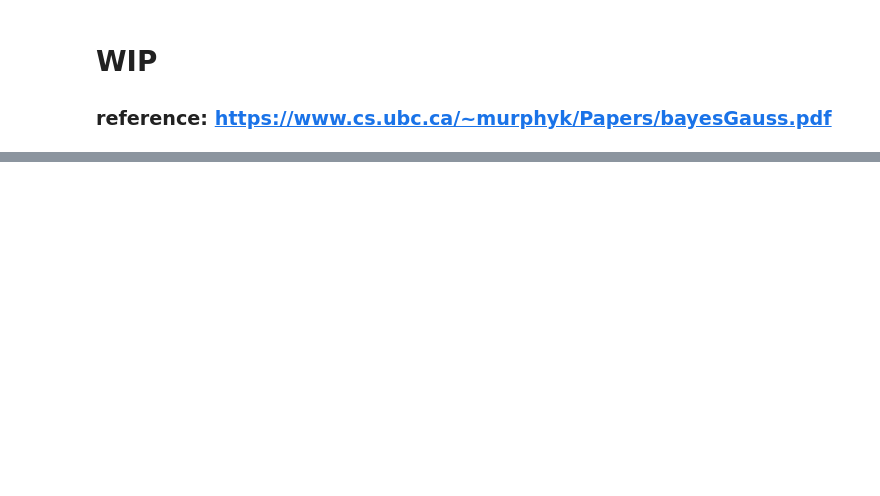
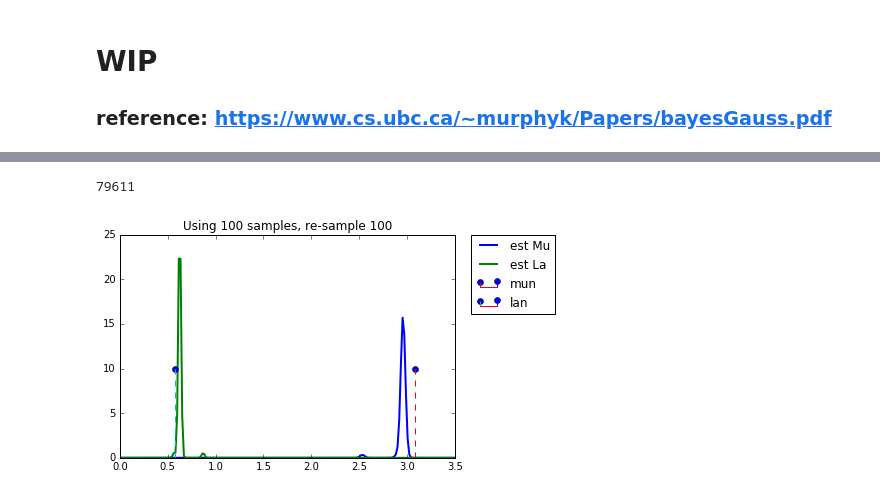
Before and after one commit to pin3da/estimation-theory, a Jupyter notebook: class/SIR - bayesian application - unknown (mean and var).ipynb, the cells around one changed output, grey strips where cells are left out. Saved outputs shown, nothing was run; the diff lists cells and outputs as text; code cells hidden in the pictures; blank space fills up the shorter version.

```diff
--- a/class/SIR - bayesian application - unknown (mean and var).ipynb
+++ b/class/SIR - bayesian application - unknown (mean and var).ipynb
@@ -164,3 +131,43 @@ for k in range(len(Nexp)):
+# %%
+Nexp = [100]
+Nrem = [100]
+
+# seed = rd.randint(100000)
+seed = 79611
+print (seed)
+rd.seed(seed)
+
+for k in range(len(Nexp)):
+    n = Nexp[k]
+    r = Nrem[k]
+    mus, las, w = comp_w(n)
+    accu = np.copy(w)
+
+    for i in range(1, n):
+        accu[i] += accu[i - 1]
+
+    samp_mu = []
+    samp_la = []
+    for i in range(r):
+        index = np.searchsorted(accu, rd.uniform())
+        samp_mu.append(mus[index])
+        samp_la.append(las[index])
+
+    # print (samp_mu, samp_la)
+
+    x = np.linspace(0, 3.5, 200)
+    kernel = stats.gaussian_kde(samp_mu)
+    plt.plot(x, kernel(x), label='est Mu', lw=2)
+    kernel = stats.gaussian_kde(samp_la)
+    plt.plot(x, kernel(x), label='est La', lw=2)
+    plt.stem([mun], [10], '--', label='mun')
+    plt.stem([bn / an], [10], '--', label='lan')
+    plt.legend(bbox_to_anchor=(1.05, 1), loc=2, borderaxespad=0.)
+    plt.title('Using %d samples, re-sample %d' % (n, r))
+    plt.show()
+# %% [output]
+79611
+[figure, added]
 # %%
 from mpl_toolkits.mplot3d import axes3d
 import matplotlib.pyplot as plt
```
Also changed, not shown: parts of 2 cells of this notebook, 1 other file.
